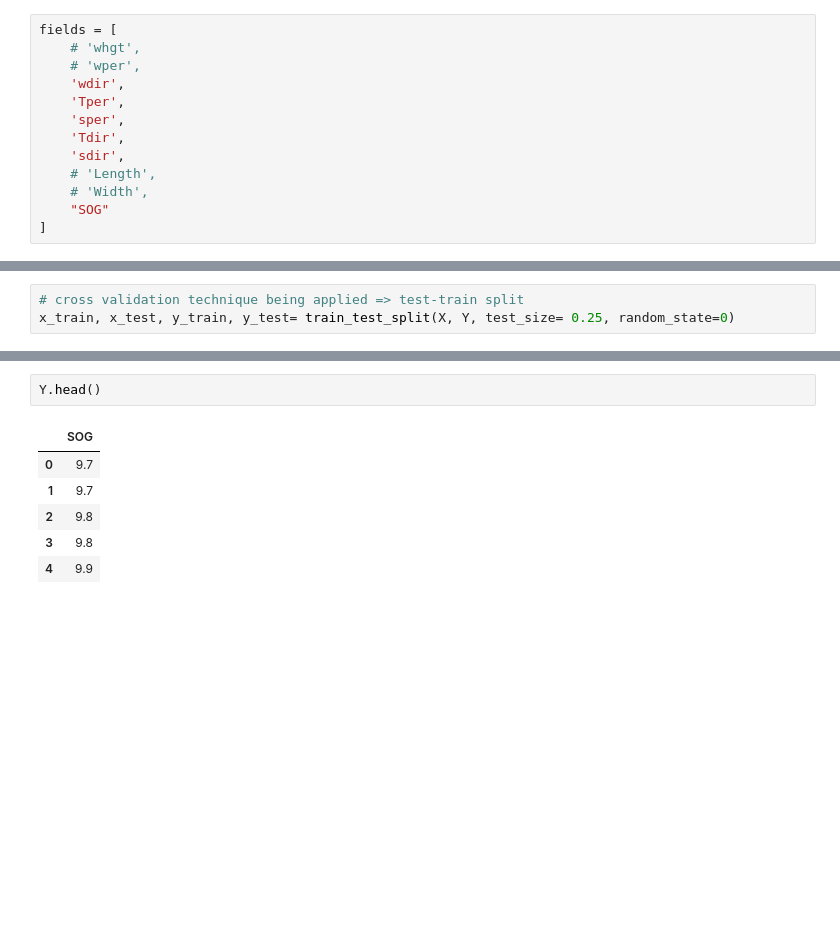
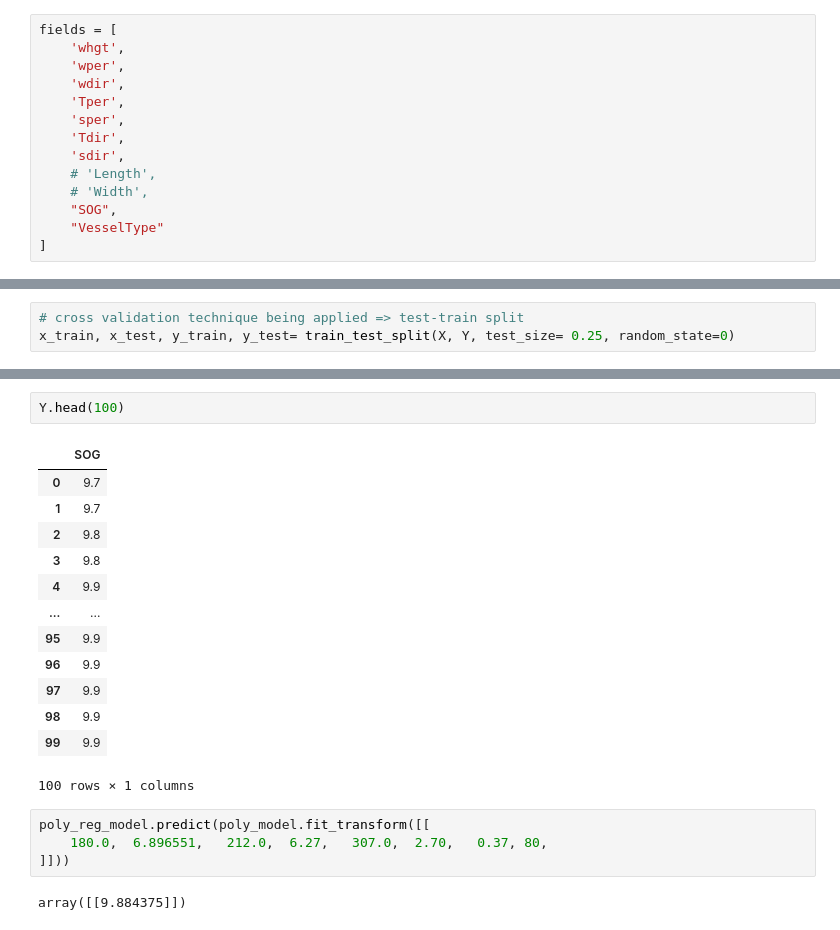
Before and after one commit to Pratit23/Oil-Spill-Prediction-AIS, a Jupyter notebook: Regression.ipynb, the cells around one changed output, grey strips where cells are left out. Saved outputs shown, nothing was run; the diff lists cells and outputs as text; blank space fills up the shorter version.

```diff
--- a/Regression.ipynb
+++ b/Regression.ipynb
@@ -10,8 +10,8 @@ import numpy as np
 Reading only the following columns => `wdir` | `Tper` | `sper` | `Tdir` | `sdir` | `Length` | `Width`
 # %%
 fields = [
-    # 'whgt',
-    # 'wper',
+    'whgt',
+    'wper',
     'wdir',
     'Tper',
     'sper',
@@ -19,7 +19,8 @@ fields = [
     'sdir',
     # 'Length',
     # 'Width',
-    "SOG"
+    "SOG",
+    "VesselType"
 ]
 # %%
 # reading selective columns for our model
@@ -127,9 +92,22 @@ X.head()
 # %%
-Y.head()
+Y.head(100)
 # %% [output]
 |  | SOG |
 | 0 | 9.7 |
 | 1 | 9.7 |
 | 2 | 9.8 |
 | 3 | 9.8 |
 | 4 | 9.9 |
+| ... | ... |
+| 95 | 9.9 |
+| 96 | 9.9 |
+| 97 | 9.9 |
+| 98 | 9.9 |
+| 99 | 9.9 |
+100 rows × 1 columns
+# %%
+poly_reg_model.predict(poly_model.fit_transform([[
+    180.0,	6.896551,	212.0,	6.27,	307.0,	2.70,	0.37, 80,
+]]))
+# %% [output]
+array([[9.884375]])
```
Also changed, not shown: parts of 24 cells of this notebook, 3 other files.
